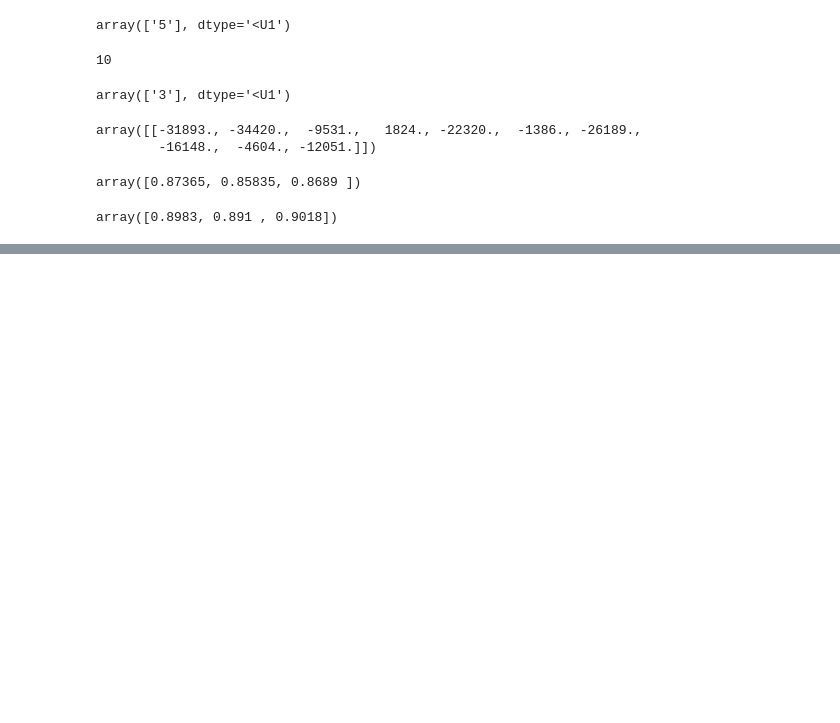
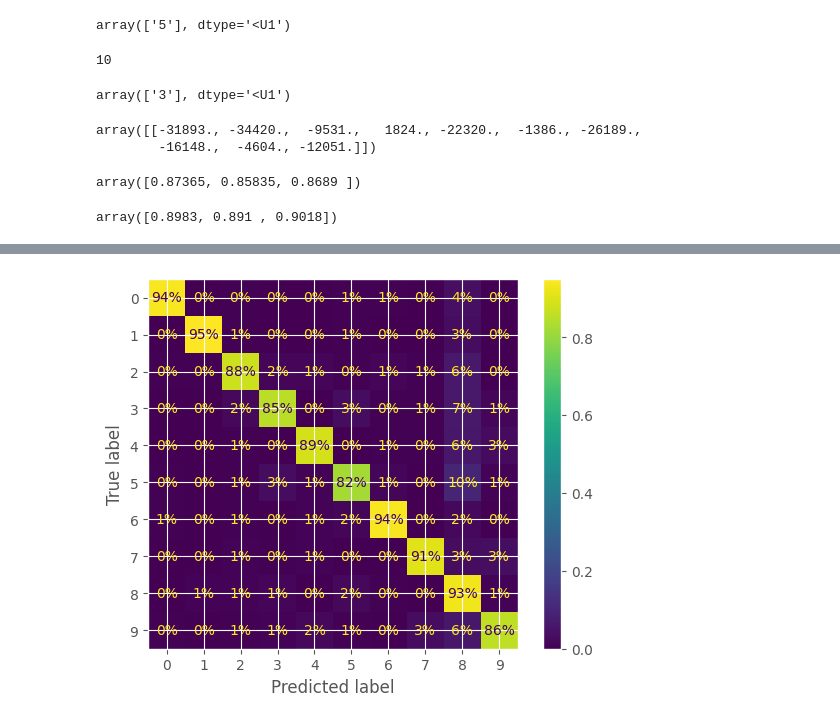
Before and after one commit to Brian342/JupyterLab, a Jupyter notebook: Classification.ipynb, the cells around one changed output, grey strips where cells are left out. Drawn from its saved outputs; the diff is of its cells as text; code cells hidden in the pictures; blank space fills up the shorter version.

```diff
--- a/Classification.ipynb
+++ b/Classification.ipynb
@@ -297,0 +351,5 @@ hello
+# %%
+ConfusionMatrixDisplay.from_predictions(y_train, y_train_pred, normalize="true", values_format=".0%")
+plt.show()
+# %% [output]
+[figure, added]
```
Also changed, not shown: parts of 25 cells of this notebook.
